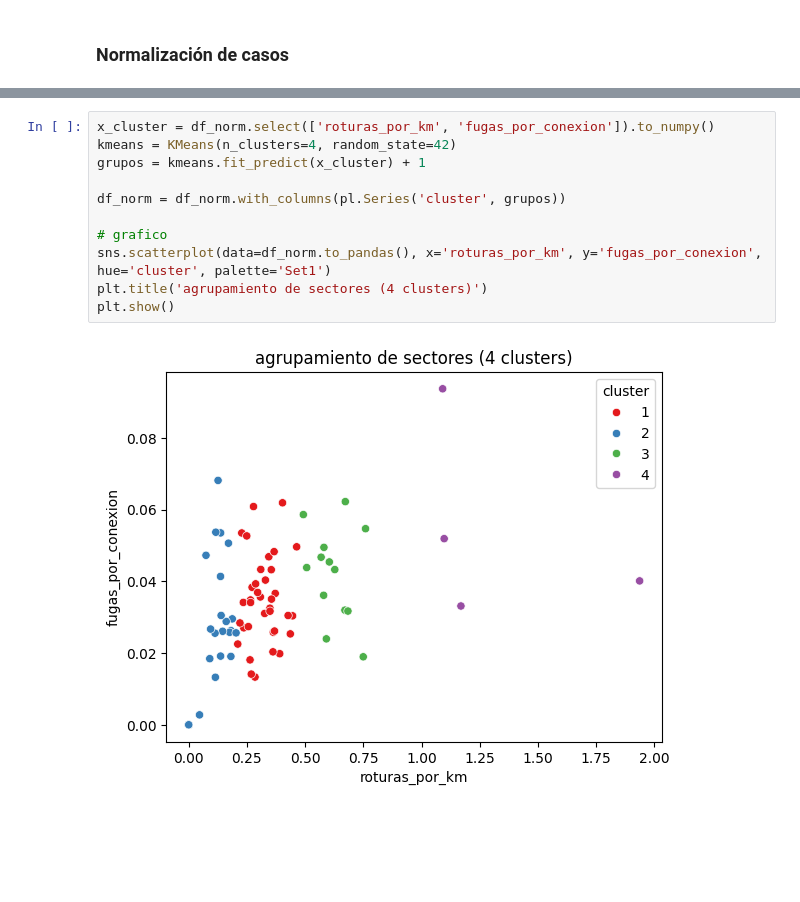
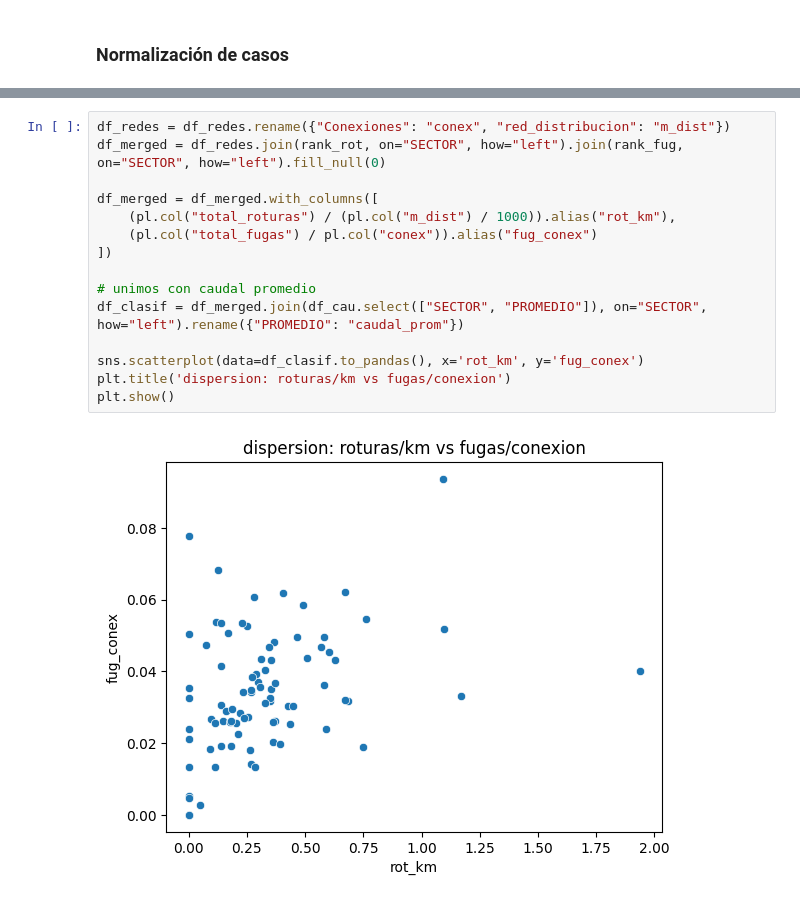
Before and after one commit to khar20/datathon-sunass, a Jupyter notebook: main.ipynb, the cells around one changed output, grey strips where cells are left out. Cells and saved outputs as stored; diff of their text form; blank space fills up the shorter version.

```diff
--- a/main.ipynb
+++ b/main.ipynb
@@ -161,13 +126,17 @@ plt.show()
-# %%
-x_cluster = df_norm.select(['roturas_por_km', 'fugas_por_conexion']).to_numpy()
-kmeans = KMeans(n_clusters=4, random_state=42)
-grupos = kmeans.fit_predict(x_cluster) + 1
-
-df_norm = df_norm.with_columns(pl.Series('cluster', grupos))
-
-# grafico
-sns.scatterplot(data=df_norm.to_pandas(), x='roturas_por_km', y='fugas_por_conexion', hue='cluster', palette='Set1')
-plt.title('agrupamiento de sectores (4 clusters)')
-plt.show()
-# %% [output]
-[figure, removed]
+# %%
+df_redes = df_redes.rename({"Conexiones": "conex", "red_distribucion": "m_dist"})
+df_merged = df_redes.join(rank_rot, on="SECTOR", how="left").join(rank_fug, on="SECTOR", how="left").fill_null(0)
+
+df_merged = df_merged.with_columns([
+    (pl.col("total_roturas") / (pl.col("m_dist") / 1000)).alias("rot_km"),
+    (pl.col("total_fugas") / pl.col("conex")).alias("fug_conex")
+])
+
+# unimos con caudal promedio
+df_clasif = df_merged.join(df_cau.select(["SECTOR", "PROMEDIO"]), on="SECTOR", how="left").rename({"PROMEDIO": "caudal_prom"})
+
+sns.scatterplot(data=df_clasif.to_pandas(), x='rot_km', y='fug_conex')
+plt.title('dispersion: roturas/km vs fugas/conexion')
+plt.show()
+# %% [output]
+[figure, added]
```
Also changed, not shown: parts of 12 cells of this notebook.
